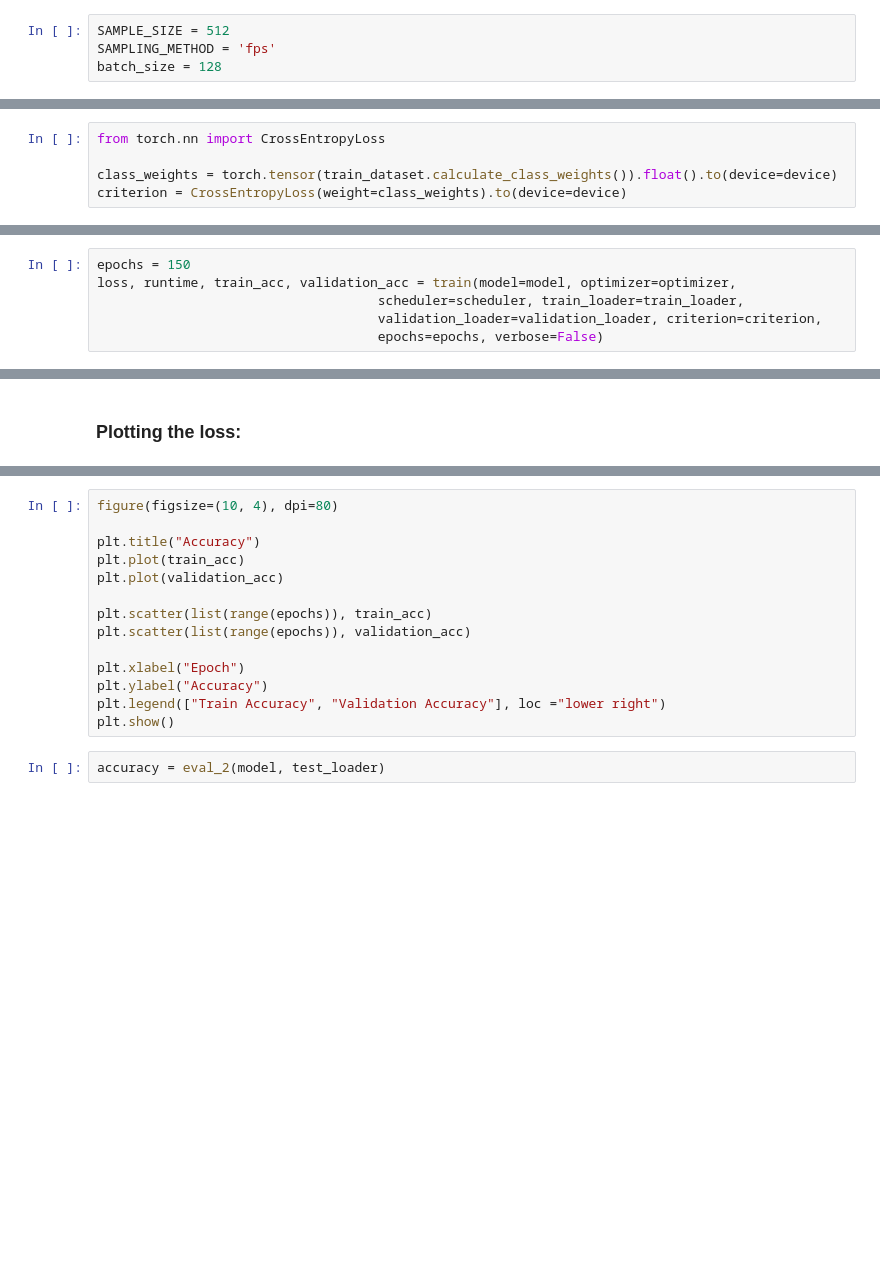
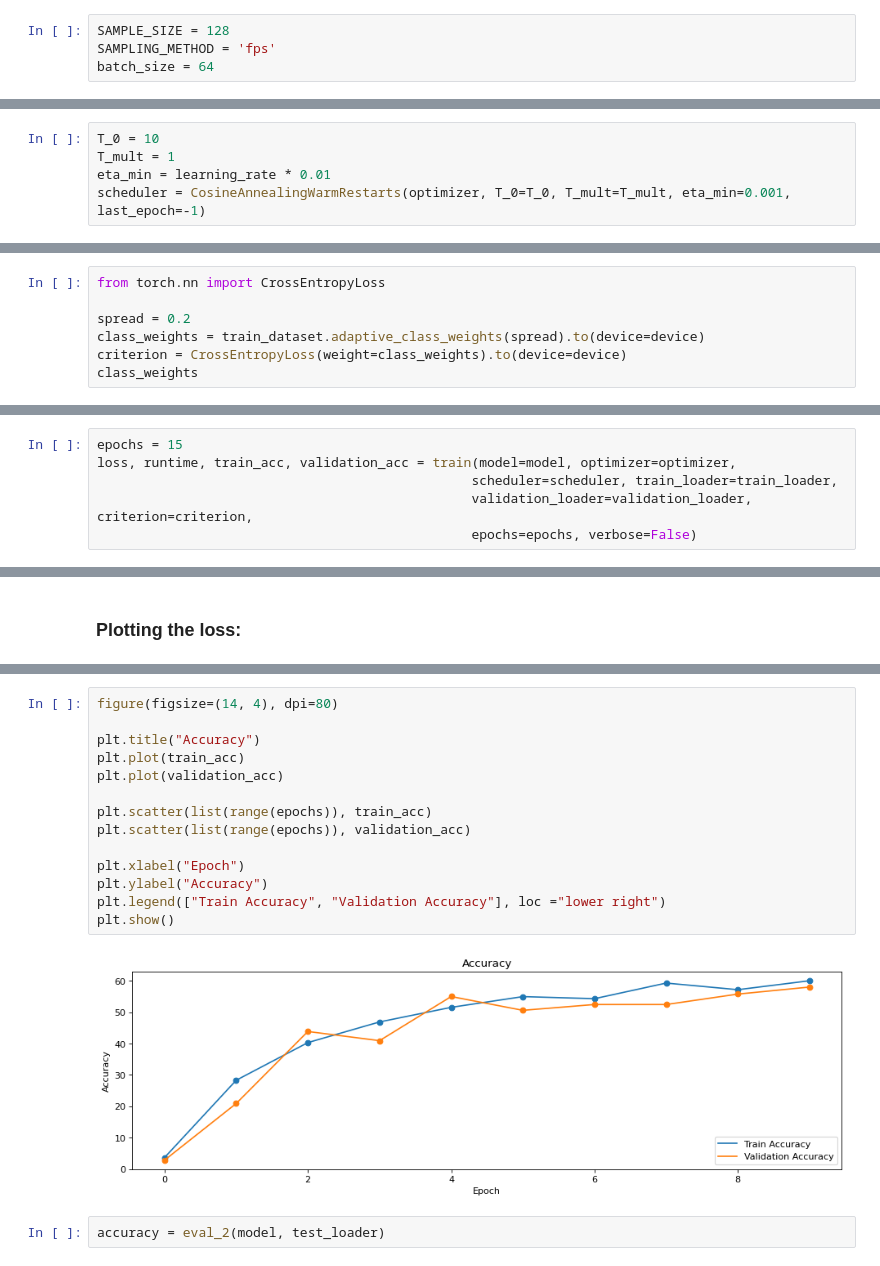
Before and after one commit to AbdullrahmanHMD/TransformersFor3dPointCLouds, a Jupyter notebook: train_notebook3.ipynb, the cells around one changed output, grey strips where cells are left out. Drawn from its saved outputs; the diff is of its cells as text; blank space fills up the shorter version.

Commit message:
modify dataset object | train the model with CosineAnnealingLR

```diff
--- a/train_notebook3.ipynb
+++ b/train_notebook3.ipynb
@@ -140,9 +127,9 @@ print(f'Overfitting accuracy: {accuracy}%')
 # %% [markdown]
 ### Defining the dataset and splitting it:
 # %%
-SAMPLE_SIZE = 512
+SAMPLE_SIZE = 128
 SAMPLING_METHOD = 'fps'
-batch_size = 128
+batch_size = 64
 # %%
 train_dataset = NormalizedModelNet40(dataset_path=modelnet40_path, partition='train',
                                sample_size=SAMPLE_SIZE, sampling_method=SAMPLING_METHOD)
@@ -191,0 +186,5 @@ scheduler = ReduceLROnPlateau(optimizer, factor=0.1, patience=3, verbose=True)
+# %%
+T_0 = 10
+T_mult = 1
+eta_min = learning_rate * 0.01
+scheduler = CosineAnnealingWarmRestarts(optimizer, T_0=T_0, T_mult=T_mult, eta_min=0.001, last_epoch=-1)
@@ -194,5 +211,7 @@ scheduler = ReduceLROnPlateau(optimizer, factor=0.1, patience=3, verbose=True)
 # %%
 from torch.nn import CrossEntropyLoss
 
-class_weights = torch.tensor(train_dataset.calculate_class_weights()).float().to(device=device)
+spread = 0.2
+class_weights = train_dataset.adaptive_class_weights(spread).to(device=device)
 criterion = CrossEntropyLoss(weight=class_weights).to(device=device)
+class_weights
@@ -199,9 +228,9 @@ criterion = CrossEntropyLoss(weight=class_weights).to(device=device)
 # %%
-epochs = 150
+epochs = 15
 loss, runtime, train_acc, validation_acc = train(model=model, optimizer=optimizer,
-                                    scheduler=scheduler, train_loader=train_loader,
-                                    validation_loader=validation_loader, criterion=criterion,
-                                    epochs=epochs, verbose=False)
+                                                scheduler=scheduler, train_loader=train_loader,
+                                                validation_loader=validation_loader, criterion=criterion,
+                                                epochs=epochs, verbose=False)
 # %% [output]
 Current device: cuda
 Evaluating epoch...
@@ -226,17 +274,19 @@ plt.plot(loss)
 # %%
-figure(figsize=(10, 4), dpi=80)
+figure(figsize=(14, 4), dpi=80)
 
 plt.title("Accuracy")
 plt.plot(train_acc)
 plt.plot(validation_acc)
 
 plt.scatter(list(range(epochs)), train_acc)
 plt.scatter(list(range(epochs)), validation_acc)
 
 plt.xlabel("Epoch")
 plt.ylabel("Accuracy")
 plt.legend(["Train Accuracy", "Validation Accuracy"], loc ="lower right")
 plt.show()
+# %% [output]
+[figure, added]
 # %%
 accuracy = eval_2(model, test_loader)
 # %%
```
Also changed, not shown: parts of 21 cells of this notebook, 4 other files.
